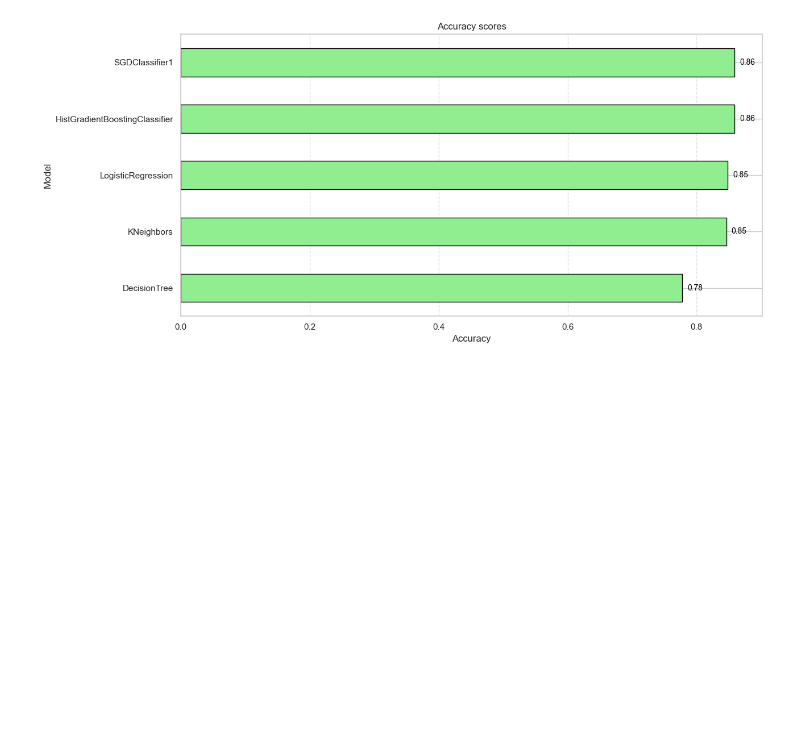
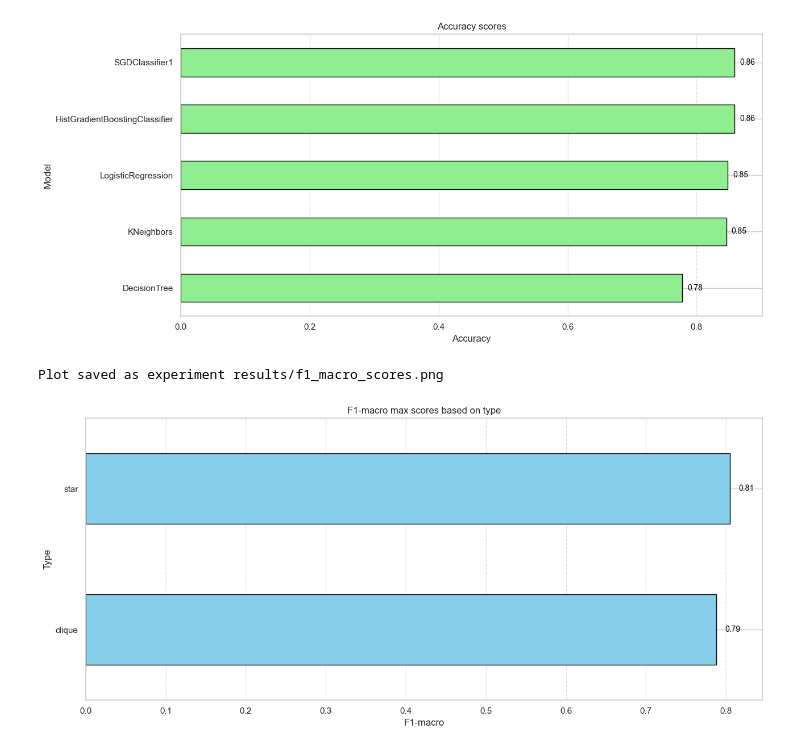
Before and after one commit to wkzawadzka/the-cleora, a Jupyter notebook: notebooks/experiment_summary.ipynb, the cells around one changed output. Saved outputs shown, nothing was run; the diff lists cells and outputs as text; code cells hidden in the pictures; blank space fills up the shorter version.

Commit message:
More experiments and plots

```diff
--- a/notebooks/experiment_summary.ipynb
+++ b/notebooks/experiment_summary.ipynb
@@ -207,3 +175,39 @@ plt.show()
 # %% [output]
 Plot saved as experiment results/accuracy_scores.png
 [figure]
+# %%
+all_results = pd.read_csv(os.path.join(root_folder, 'summary_results.csv'))
+# %%
+all_results[['itr', 'type', 'features', 'imb', 'number']] = all_results['Experiment'].str.split('_', expand=True)
+max_scores = all_results.groupby('type')['f1_macro'].max().sort_values()
+
+# create a bar plot for the best F1 scores by model
+sns.set(style="whitegrid", palette="muted")
+ax = max_scores.plot(kind='barh', figsize=(13, 6), color='skyblue', edgecolor='black')
+
+# add a title and axis labels
+plt.title('F1-macro max scores based on type')
+plt.xlabel('F1-macro')
+plt.ylabel('Type')
+
+# set x-axis ticks to increments of 5
+plt.xticks = np.arange(0, max_scores.max(), step=0.05)
+
+# annotate the bars with their corresponding values
+bars = ax.patches  # get all the bars in the plot
+for bar in bars:
+    # annotate each bar with its width (value)
+    plt.text(bar.get_width() + 0.02, bar.get_y() + bar.get_height() / 2,
+                f'{bar.get_width():.2f}', ha='center', va='center', fontsize=10, color='black')
+
+ax.grid(True, axis='x', linestyle='--', alpha=0.6)
+plt.tight_layout()
+
+# save
+save_path = f"{root_folder}/f1_macro_scores.png"
+plt.savefig(save_path, dpi=300)
+print(f"Plot saved as {save_path}")
+plt.show()
+# %% [output]
+Plot saved as experiment results/f1_macro_scores.png
+[figure, added]
```
Also changed, not shown: parts of 7 cells of this notebook, 12 other files.
